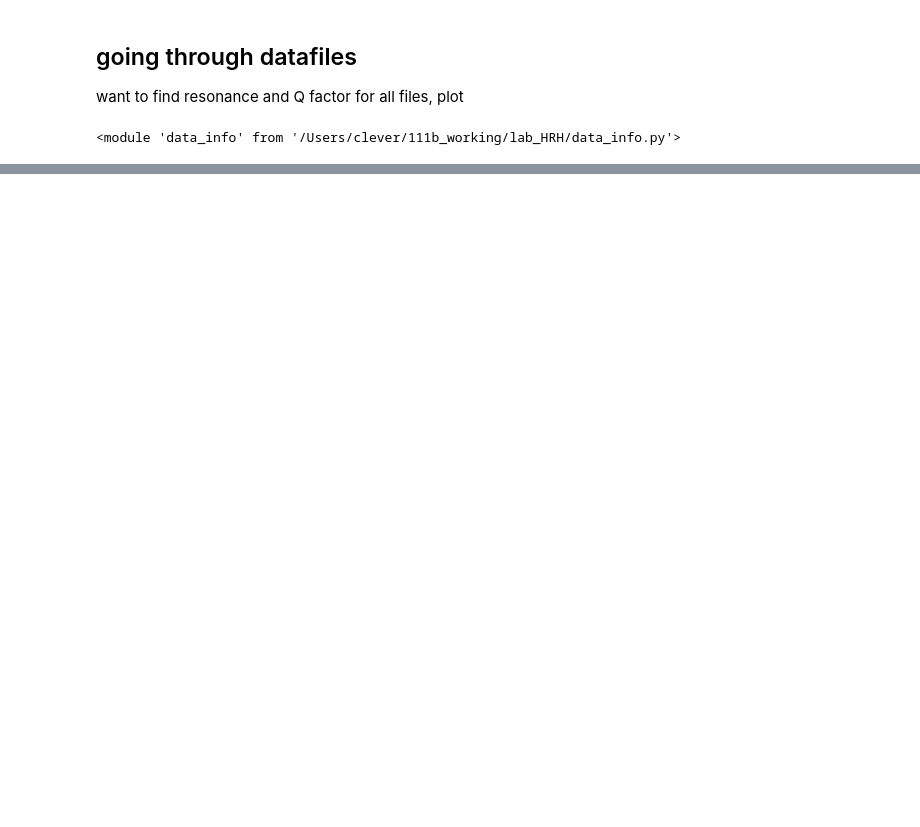
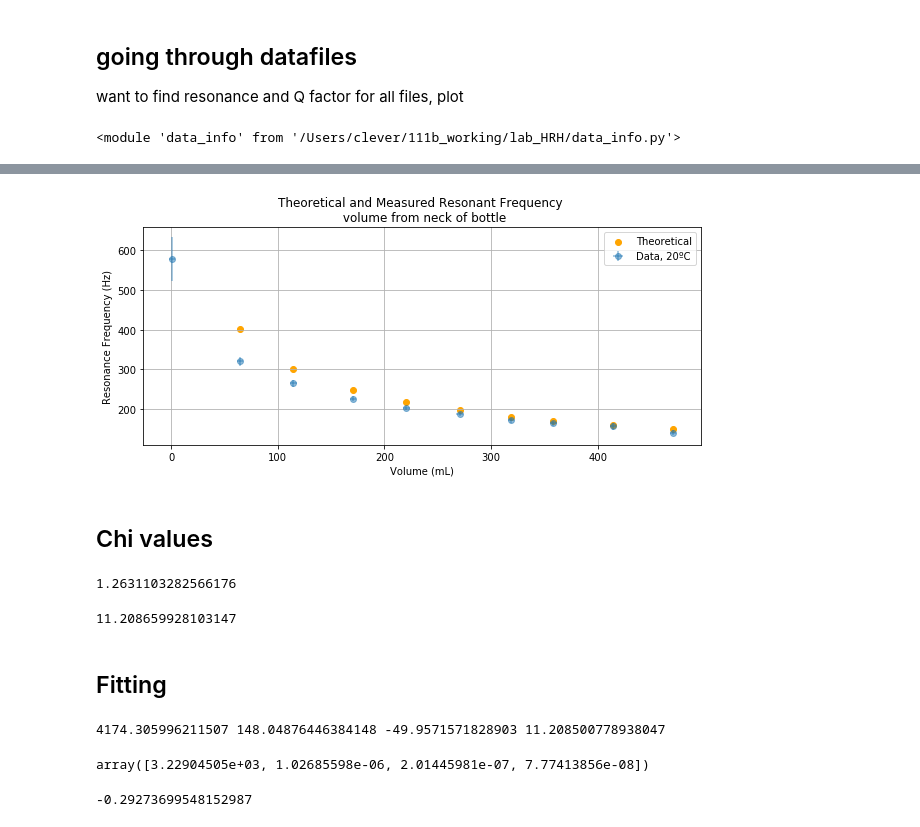
Before and after one commit to edenacadia/lab_HRH, a Jupyter notebook: data_proc.ipynb, the cells around one changed output, grey strips where cells are left out. Saved outputs shown, nothing was run; the diff lists cells and outputs as text; code cells hidden in the pictures; blank space fills up the shorter version.

```diff
--- a/data_proc.ipynb
+++ b/data_proc.ipynb
@@ -24,0 +78,62 @@ data_files = [f"data/b12_m{n}.csv" for n in di.data_m]
+# %%
+plt.rcParams["figure.figsize"] = (10,4)
+
+plt.errorbar(vol_neck, resonances_m[:,0].T,
+            resonances_m[:,1].T, 3,
+             "o", alpha = 0.5, label = "Data, 20ºC")
+plt.scatter(vol_neck[:-1], f_est(vol_neck[:-1]), color = "orange", label = "Theoretical")
+#plt.scatter(vol_neck, f_est(vol_neck), label = "Neck volume")
+
+plt.ylabel("Resonance Frequency (Hz)")
+plt.xlabel("Volume (mL)")
+plt.title(f"Theoretical and Measured Resonant Frequency \n volume from neck of bottle")
+plt.legend()
+plt.grid()
+plt.savefig("plot/room_res_neck.png", dpi=300)
+plt.show()
+# %% [output]
+[figure, added]
+# %% [markdown]
+## Chi values
+# %%
+ms = resonances_m[:,0]
+exp = f_est(vol_top)
+unc = resonances_m[:,1].T
+df = 9
+di.hand_chisquared_r(ms, exp, unc, df)
+# %% [output]
+1.2631103282566176
+# %%
+ms = resonances_m[:-1,0]
+exp = f_est(vol_neck)[:-1]
+unc = resonances_m[:-1,1].T
+df = 9
+di.hand_chisquared_r(ms, exp, unc, df)
+# %% [output]
+11.208659928103147
+# %% [markdown]
+## Fitting
+# %%
+# fitting the inverse sqrt
+reload(di)
+
+lin_V = np.sqrt( 1/resonances_m[:,2].T)
+
+# data's best fit
+f1_a, f1_a_err, f1_b, f1_b_err = di.Linear_tot(lin_V, resonances_m[:,0])
+y_fit = di.Linear(lin_V, f1_a, f1_b)
+
+# Theoretical line of best fit
+th_a, th_b = di.Linear_Fit(np.sqrt(1/vol_top), f_est(vol_top))
+
+print(f1_a, f1_a_err, f1_b, f1_b_err)
+# %% [output]
+4174.305996211507 148.04876446384148 -49.9571571828903 11.208500778938047
+# %%
+di.Linear_tot(lin_V, f_est(vol_top))
+# %% [output]
+array([3.22904505e+03, 1.02685598e-06, 2.01445981e-07, 7.77413856e-08])
+# %%
+(3.22904505e+03 - 4174.305996211507)/3.22904505e+03
+# %% [output]
+-0.29273699548152987
```
Also changed, not shown: parts of 23 cells of this notebook, 17 other files.
